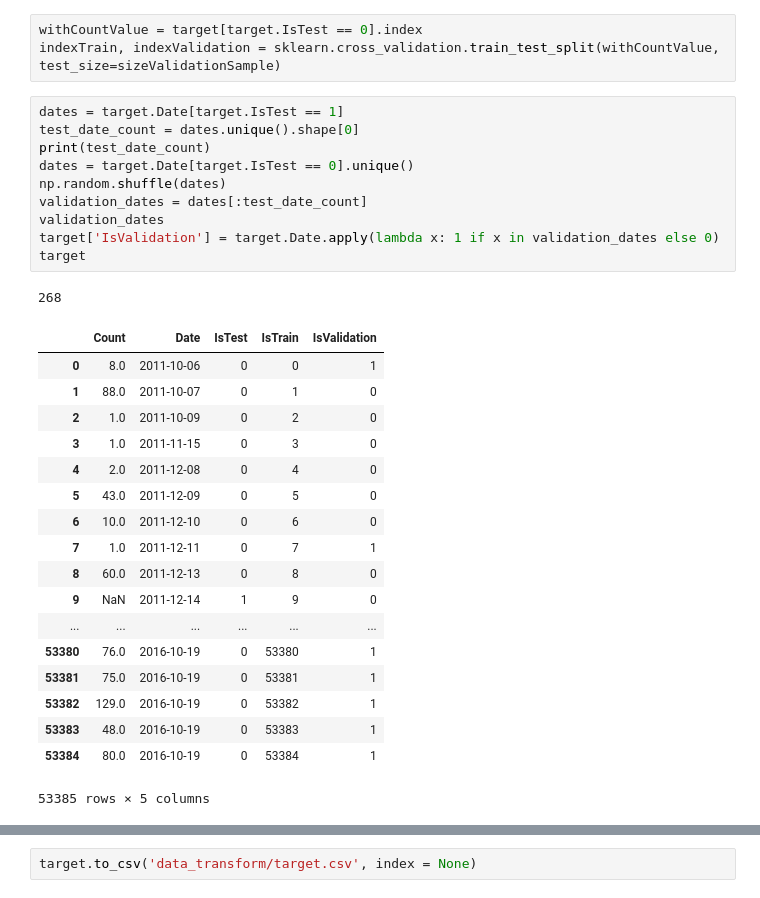
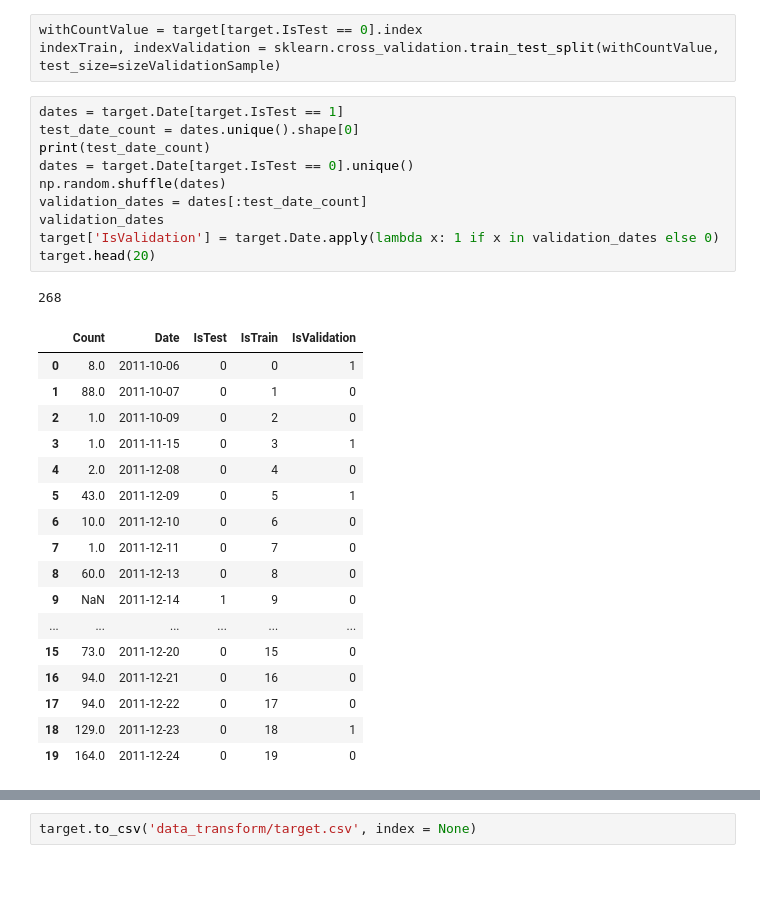
Before and after one commit to laol777/dodo, a Jupyter notebook: tranform_data.ipynb, the cells around one changed output, grey strips where cells are left out. Drawn from its saved outputs; the diff is of its cells as text.

```diff
--- a/tranform_data.ipynb
+++ b/tranform_data.ipynb
@@ -104,33 +83,32 @@ indexTrain, indexValidation = sklearn.cross_validation.train_test_split(withCoun
 # %%
 dates = target.Date[target.IsTest == 1]
 test_date_count = dates.unique().shape[0]
 print(test_date_count)
 dates = target.Date[target.IsTest == 0].unique()
 np.random.shuffle(dates)
 validation_dates = dates[:test_date_count]
 validation_dates
 target['IsValidation'] = target.Date.apply(lambda x: 1 if x in validation_dates else 0)
-target
+target.head(20)
 # %% [output]
 268
 |  | Count | Date | IsTest | IsTrain | IsValidation |
 | 0 | 8.0 | 2011-10-06 | 0 | 0 | 1 |
 | 1 | 88.0 | 2011-10-07 | 0 | 1 | 0 |
 | 2 | 1.0 | 2011-10-09 | 0 | 2 | 0 |
-| 3 | 1.0 | 2011-11-15 | 0 | 3 | 0 |
+| 3 | 1.0 | 2011-11-15 | 0 | 3 | 1 |
 | 4 | 2.0 | 2011-12-08 | 0 | 4 | 0 |
-| 5 | 43.0 | 2011-12-09 | 0 | 5 | 0 |
+| 5 | 43.0 | 2011-12-09 | 0 | 5 | 1 |
 | 6 | 10.0 | 2011-12-10 | 0 | 6 | 0 |
-| 7 | 1.0 | 2011-12-11 | 0 | 7 | 1 |
+| 7 | 1.0 | 2011-12-11 | 0 | 7 | 0 |
 | 8 | 60.0 | 2011-12-13 | 0 | 8 | 0 |
 | 9 | NaN | 2011-12-14 | 1 | 9 | 0 |
 | ... | ... | ... | ... | ... | ... |
-| 53380 | 76.0 | 2016-10-19 | 0 | 53380 | 1 |
-| 53381 | 75.0 | 2016-10-19 | 0 | 53381 | 1 |
-| 53382 | 129.0 | 2016-10-19 | 0 | 53382 | 1 |
-| 53383 | 48.0 | 2016-10-19 | 0 | 53383 | 1 |
-| 53384 | 80.0 | 2016-10-19 | 0 | 53384 | 1 |
+| 15 | 73.0 | 2011-12-20 | 0 | 15 | 0 |
+| 16 | 94.0 | 2011-12-21 | 0 | 16 | 0 |
+| 17 | 94.0 | 2011-12-22 | 0 | 17 | 0 |
+| 18 | 129.0 | 2011-12-23 | 0 | 18 | 1 |
+| 19 | 164.0 | 2011-12-24 | 0 | 19 | 0 |
-53385 rows × 5 columns
 # %%
 target['IsTrain'] = 1
 indexes = target[np.logical_or(target.IsValidation == 1, target.IsTest == 1)].index
```
Also changed, not shown: parts of 41 cells of this notebook, 7 other files.
